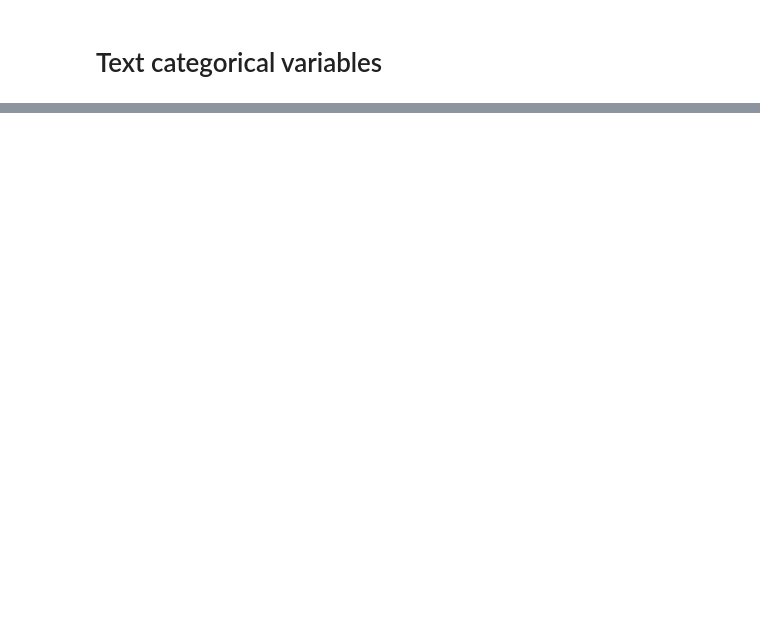
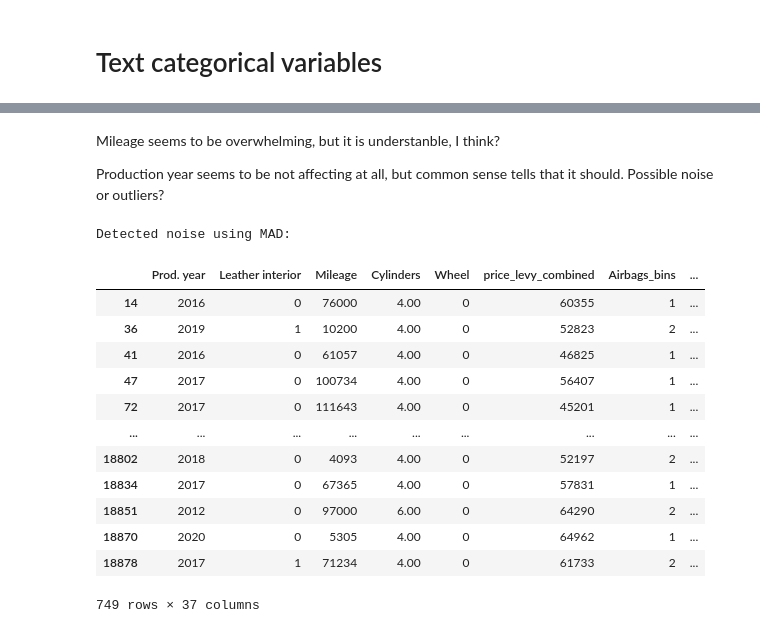
Before and after one commit to KirSobolev/Advanced-data-analytics, a Jupyter notebook: ex1/ex1.ipynb, the cells around one changed output, grey strips where cells are left out. Cells and saved outputs as stored; diff of their text form; code cells hidden in the pictures; blank space fills up the shorter version.

```diff
--- a/ex1/ex1.ipynb
+++ b/ex1/ex1.ipynb
@@ -531,0 +584,36 @@ print(vif_data)
+# %% [markdown]
+Mileage seems to be overwhelming, but it is understanble, I think?
+
+Production year seems to be not affecting at all, but common sense tells that it should. Possible noise or outliers?
+# %%
+variable = "price_levy_combined"
+
+# Calculate the median
+median = df[variable].median()
+
+# Calculate MAD
+mad = np.median(np.abs(df[variable] - median))
+
+# Define a threshold for noise detection
+threshold = 4 * mad
+
+# Detect noise
+noise = df[np.abs(df[variable] - median) > threshold]
+
+print("Detected noise using MAD:")
+noise
+# %% [output]
+Detected noise using MAD:
+|  | Prod. year | Leather interior | Mileage | Cylinders | Wheel | price_levy_combined | Airbags_bins | ... |
+| 14 | 2016 | 0 | 76000 | 4.00 | 0 | 60355 | 1 | ... |
+| 36 | 2019 | 1 | 10200 | 4.00 | 0 | 52823 | 2 | ... |
+| 41 | 2016 | 0 | 61057 | 4.00 | 0 | 46825 | 1 | ... |
+| 47 | 2017 | 0 | 100734 | 4.00 | 0 | 56407 | 1 | ... |
+| 72 | 2017 | 0 | 111643 | 4.00 | 0 | 45201 | 1 | ... |
+| ... | ... | ... | ... | ... | ... | ... | ... | ... |
+| 18802 | 2018 | 0 | 4093 | 4.00 | 0 | 52197 | 2 | ... |
+| 18834 | 2017 | 0 | 67365 | 4.00 | 0 | 57831 | 1 | ... |
+| 18851 | 2012 | 0 | 97000 | 6.00 | 0 | 64290 | 2 | ... |
+| 18870 | 2020 | 0 | 5305 | 4.00 | 0 | 64962 | 1 | ... |
+| 18878 | 2017 | 1 | 71234 | 4.00 | 0 | 61733 | 2 | ... |
+749 rows × 37 columns
```
Also changed, not shown: parts of 16 cells of this notebook, 13 other files.
